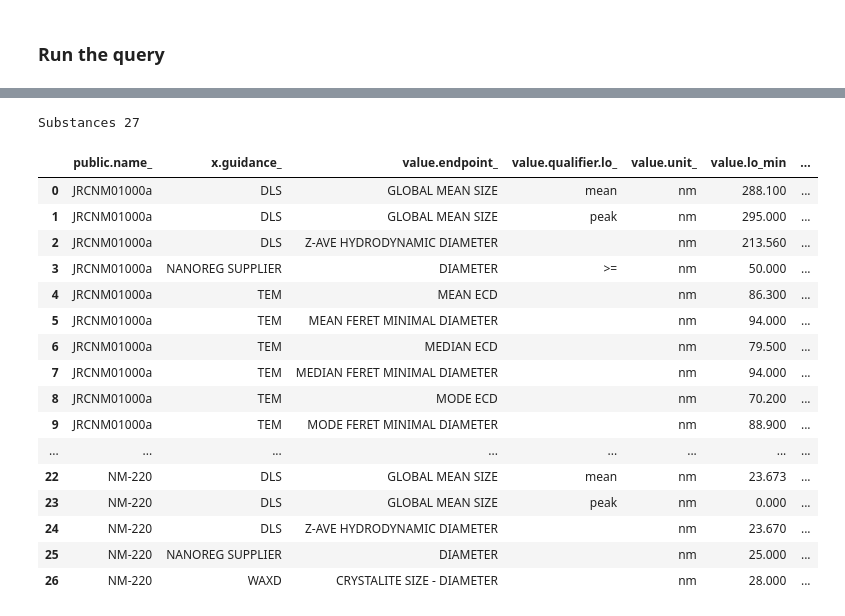
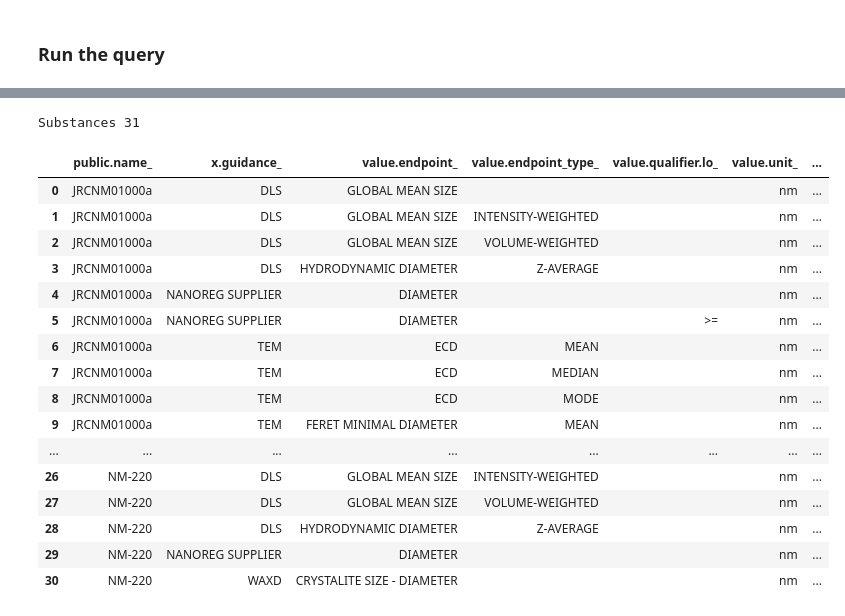
Before and after one commit to ideaconsult/notebooks-ambit, a Jupyter notebook: enanomapper/enanomapper.db.ipynb, the cells around one changed output, grey strips where cells are left out. Drawn from its saved outputs; the diff is of its cells as text; code cells hidden in the pictures.

```diff
--- a/enanomapper/enanomapper.db.ipynb
+++ b/enanomapper/enanomapper.db.ipynb
@@ -172,24 +208,24 @@ for criteria in ["value.lo"]:
 # %%
-tmp=df.groupby(by=["public.name","x.guidance","value.endpoint","value.qualifier.lo","value.unit"]).agg({"value.lo" : ["min","max","mean","std","count"]}).reset_index()
+tmp=df.groupby(by=["public.name","x.guidance","value.endpoint","value.endpoint_type","value.qualifier.lo","value.unit"]).agg({"value.lo" : ["min","max","mean","std","count"]}).reset_index()
 tmp.columns = ["_".join(x) for x in tmp.columns.ravel()]
 print("Substances {}".format(tmp.shape[0]))
 display(tmp)
 # %% [output]
-Substances 27
+Substances 31
-|  | public.name_ | x.guidance_ | value.endpoint_ | value.qualifier.lo_ | value.unit_ | value.lo_min | ... |
-| 0 | JRCNM01000a | DLS | GLOBAL MEAN SIZE | mean | nm | 288.100 | ... |
-| 1 | JRCNM01000a | DLS | GLOBAL MEAN SIZE | peak | nm | 295.000 | ... |
-| 2 | JRCNM01000a | DLS | Z-AVE HYDRODYNAMIC DIAMETER |  | nm | 213.560 | ... |
-| 3 | JRCNM01000a | NANOREG SUPPLIER | DIAMETER | >= | nm | 50.000 | ... |
-| 4 | JRCNM01000a | TEM | MEAN ECD |  | nm | 86.300 | ... |
-| 5 | JRCNM01000a | TEM | MEAN FERET MINIMAL DIAMETER |  | nm | 94.000 | ... |
-| 6 | JRCNM01000a | TEM | MEDIAN ECD |  | nm | 79.500 | ... |
-| 7 | JRCNM01000a | TEM | MEDIAN FERET MINIMAL DIAMETER |  | nm | 94.000 | ... |
-| 8 | JRCNM01000a | TEM | MODE ECD |  | nm | 70.200 | ... |
-| 9 | JRCNM01000a | TEM | MODE FERET MINIMAL DIAMETER |  | nm | 88.900 | ... |
+|  | public.name_ | x.guidance_ | value.endpoint_ | value.endpoint_type_ | value.qualifier.lo_ | value.unit_ | ... |
+| 0 | JRCNM01000a | DLS | GLOBAL MEAN SIZE |  |  | nm | ... |
+| 1 | JRCNM01000a | DLS | GLOBAL MEAN SIZE | INTENSITY-WEIGHTED |  | nm | ... |
+| 2 | JRCNM01000a | DLS | GLOBAL MEAN SIZE | VOLUME-WEIGHTED |  | nm | ... |
+| 3 | JRCNM01000a | DLS | HYDRODYNAMIC DIAMETER | Z-AVERAGE |  | nm | ... |
+| 4 | JRCNM01000a | NANOREG SUPPLIER | DIAMETER |  |  | nm | ... |
+| 5 | JRCNM01000a | NANOREG SUPPLIER | DIAMETER |  | >= | nm | ... |
+| 6 | JRCNM01000a | TEM | ECD | MEAN |  | nm | ... |
+| 7 | JRCNM01000a | TEM | ECD | MEDIAN |  | nm | ... |
+| 8 | JRCNM01000a | TEM | ECD | MODE |  | nm | ... |
+| 9 | JRCNM01000a | TEM | FERET MINIMAL DIAMETER | MEAN |  | nm | ... |
 | ... | ... | ... | ... | ... | ... | ... | ... |
-| 22 | NM-220 | DLS | GLOBAL MEAN SIZE | mean | nm | 23.673 | ... |
-| 23 | NM-220 | DLS | GLOBAL MEAN SIZE | peak | nm | 0.000 | ... |
-| 24 | NM-220 | DLS | Z-AVE HYDRODYNAMIC DIAMETER |  | nm | 23.670 | ... |
-| 25 | NM-220 | NANOREG SUPPLIER | DIAMETER |  | nm | 25.000 | ... |
-| 26 | NM-220 | WAXD | CRYSTALITE SIZE - DIAMETER |  | nm | 28.000 | ... |
+| 26 | NM-220 | DLS | GLOBAL MEAN SIZE | INTENSITY-WEIGHTED |  | nm | ... |
+| 27 | NM-220 | DLS | GLOBAL MEAN SIZE | VOLUME-WEIGHTED |  | nm | ... |
+| 28 | NM-220 | DLS | HYDRODYNAMIC DIAMETER | Z-AVERAGE |  | nm | ... |
+| 29 | NM-220 | NANOREG SUPPLIER | DIAMETER |  |  | nm | ... |
+| 30 | NM-220 | WAXD | CRYSTALITE SIZE - DIAMETER |  |  | nm | ... |
```
Also changed, not shown: parts of 9 cells of this notebook, 1 other file.
